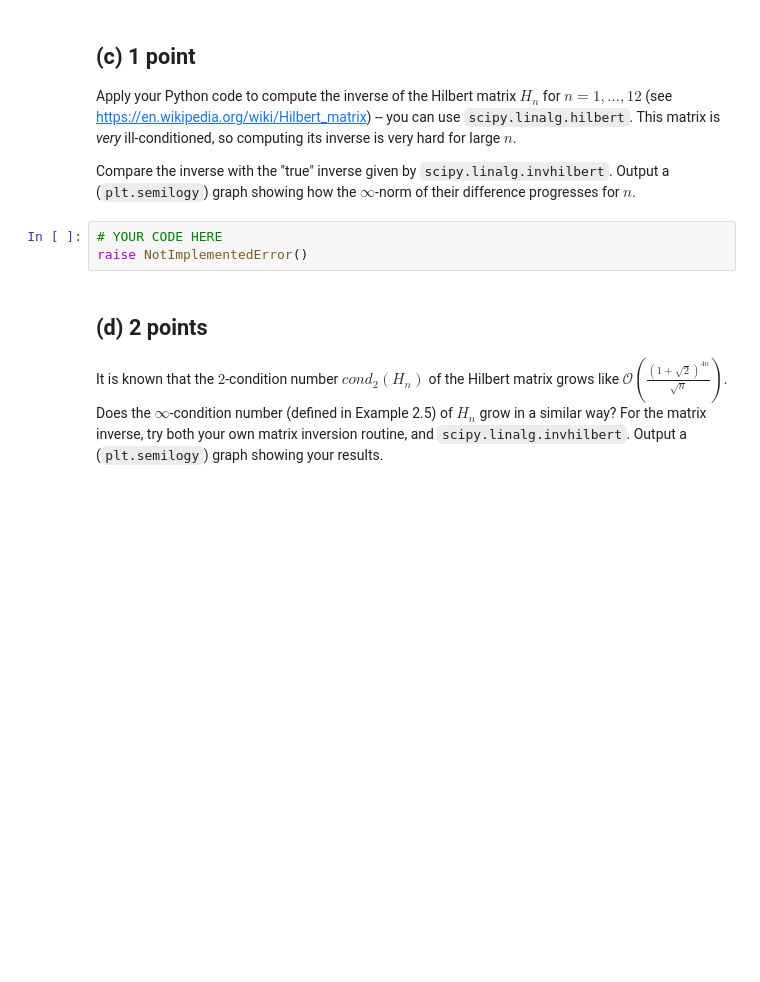
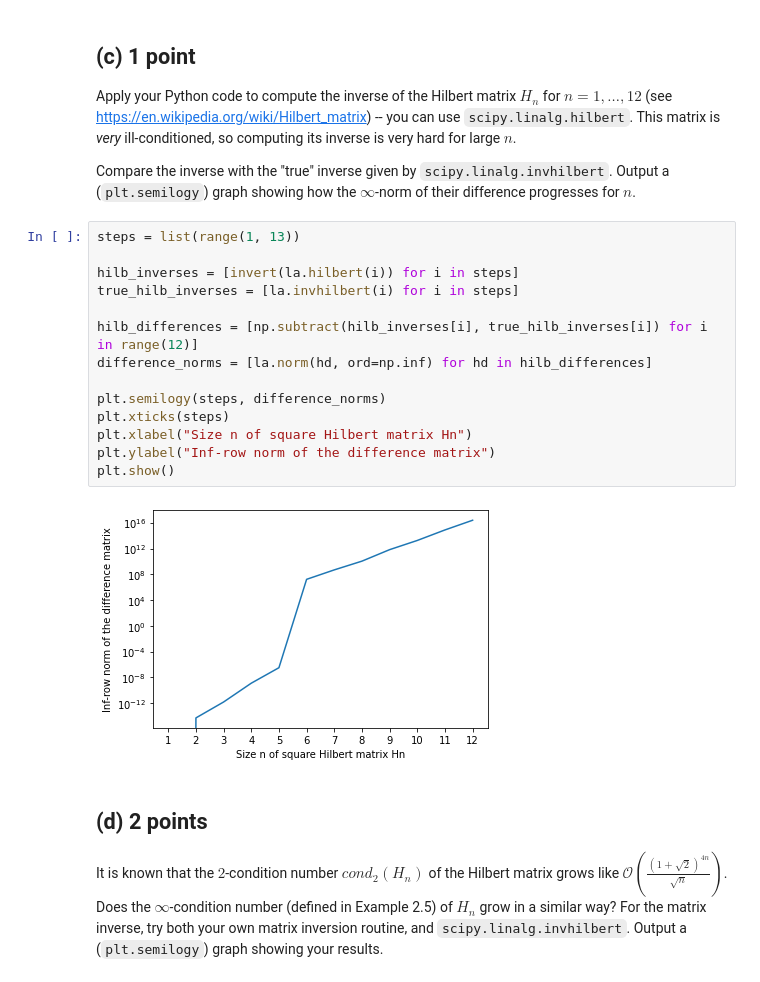
Before and after one commit to DaVinkie/NumAlg1, a Jupyter notebook: Week 2/Homework Assignment 2.ipynb, the cells around one changed output. Cells and saved outputs as stored; diff of their text form; blank space fills up the shorter version.

```diff
--- a/Week 2/Homework Assignment 2.ipynb
+++ b/Week 2/Homework Assignment 2.ipynb
@@ -142,9 +143,22 @@ YOUR ANSWER HERE
 Apply your Python code to compute the inverse of the Hilbert matrix $H_n$ for $n=1, \ldots, 12$ (see https://en.wikipedia.org/wiki/Hilbert_matrix) -- you can use `scipy.linalg.hilbert`. This matrix is _very_ ill-conditioned, so computing its inverse is very hard for large $n$.
 
 Compare the inverse with the "true" inverse given by `scipy.linalg.invhilbert`. Output a (`plt.semilogy`) graph showing how the $\infty$-norm of their difference progresses for $n$.
-# %%
-# YOUR CODE HERE
-raise NotImplementedError()
+# %%
+steps = list(range(1, 13))
+
+hilb_inverses = [invert(la.hilbert(i)) for i in steps]
+true_hilb_inverses = [la.invhilbert(i) for i in steps]
+
+hilb_differences = [np.subtract(hilb_inverses[i], true_hilb_inverses[i]) for i in range(12)]
+difference_norms = [la.norm(hd, ord=np.inf) for hd in hilb_differences]
+
+plt.semilogy(steps, difference_norms)
+plt.xticks(steps)
+plt.xlabel("Size n of square Hilbert matrix Hn")
+plt.ylabel("Inf-row norm of the difference matrix")
+plt.show()
+# %% [output]
+[figure, added]
 # %% [markdown]
 ## (d) 2 points
 It is known that the $2$-condition number $cond_2(H_n)$ of the Hilbert matrix grows like $\mathcal O\left(\frac{(1+\sqrt{2})^{4n}}{\sqrt{n}}\right)$. Does the $\infty$-condition number (defined in Example 2.5) of $H_n$ grow in a similar way?
```
Also changed, not shown: parts of 4 cells of this notebook.
